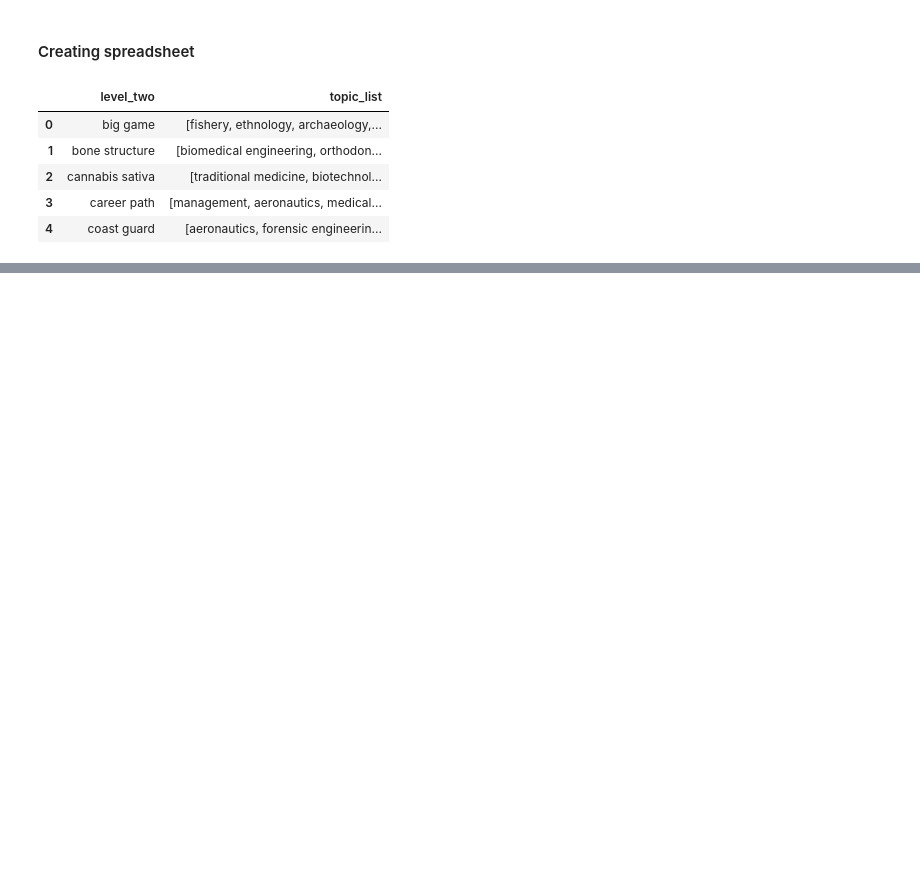
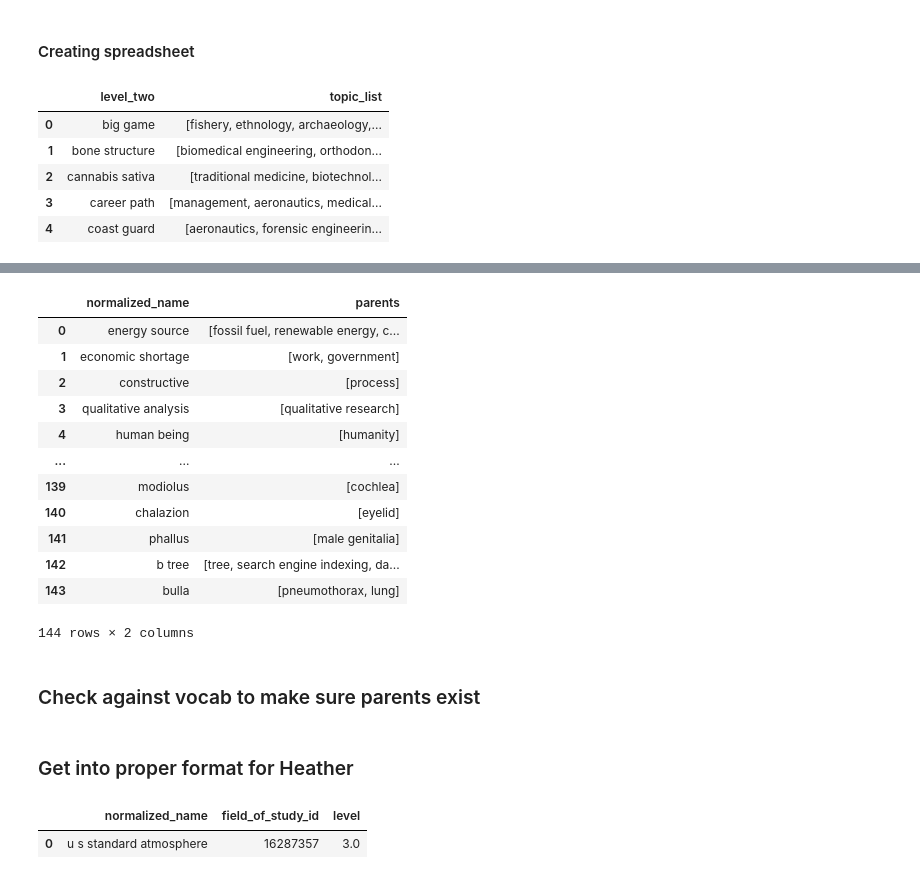
Before and after one commit to jpbarret13/MAG-model-code, a Jupyter notebook: ORPHANS/looking_into_orphans.ipynb, the cells around one changed output, grey strips where cells are left out. Cells and saved outputs as stored; diff of their text form; code cells hidden in the pictures; blank space fills up the shorter version.

```diff
--- a/ORPHANS/looking_into_orphans.ipynb
+++ b/ORPHANS/looking_into_orphans.ipynb
@@ -346,0 +428,2 @@ for_spread_3.sample(5)
+# %%
+for_spread_3 = level_3_comp[['level_three']].merge(for_spread_3, how='inner', on=['level_three']).copy()
@@ -346,0 +447,22 @@ for_spread_3.sample(5)
+# %%
+L3_orphan = []
+all_L3_parents = []
+switch_to_L2 = []
+for i in range(level_3_comp.shape[0]):
+    if str(level_3_comp.iloc[i,-2]) == 'L1':
+        print(f"Switch - {str(level_3_comp.iloc[i,0])}")
+        switch_to_L2.append(str(level_3_comp.iloc[i,0]))
+    else:
+        final_parents = []
+        true_mask = np.array(level_3_comp.iloc[i,2:-2]) == 'x'
+        parent_ops = np.array(for_spread_3.iloc[i,2:])
+
+        final_parents = parent_ops[true_mask].tolist()
+
+        if pd.notnull(level_3_comp.iloc[i,-1]):
+            final_parents += [str(level_3_comp.iloc[i,-1])]
+
+        if len(final_parents)==0:
+            print(str(level_3_comp.iloc[i,0]))
+        all_L3_parents.append(final_parents)
+        L3_orphan.append(str(level_3_comp.iloc[i,0]))
@@ -346,0 +471,2 @@ for_spread_3.sample(5)
+# %%
+final_L3_parents = pd.DataFrame(zip(L3_orphan, all_L3_parents), columns=['normalized_name','parents'])
@@ -346,0 +489,18 @@ for_spread_3.sample(5)
+# %%
+final_L3_parents
+# %% [output]
+|  | normalized_name | parents |
+| 0 | energy source | [fossil fuel, renewable energy, c... |
+| 1 | economic shortage | [work, government] |
+| 2 | constructive | [process] |
+| 3 | qualitative analysis | [qualitative research] |
+| 4 | human being | [humanity] |
+| ... | ... | ... |
+| 139 | modiolus | [cochlea] |
+| 140 | chalazion | [eyelid] |
+| 141 | phallus | [male genitalia] |
+| 142 | b tree | [tree, search engine indexing, da... |
+| 143 | bulla | [pneumothorax, lung] |
+144 rows × 2 columns
+# %% [markdown]
+### Check against vocab to make sure parents exist
@@ -346,0 +523,2 @@ for_spread_3.sample(5)
+# %% [markdown]
+### Get into proper format for Heather
@@ -346,0 +529,6 @@ for_spread_3.sample(5)
+# %%
+field_of_study_ids = pd.read_parquet("fields_of_study_ids.parquet")
+field_of_study_ids.head(1)
+# %% [output]
+|  | normalized_name | field_of_study_id | level |
+| 0 | u s standard atmosphere | 16287357 | 3.0 |
```
Also changed, not shown: parts of 43 cells of this notebook, 8 other files.
